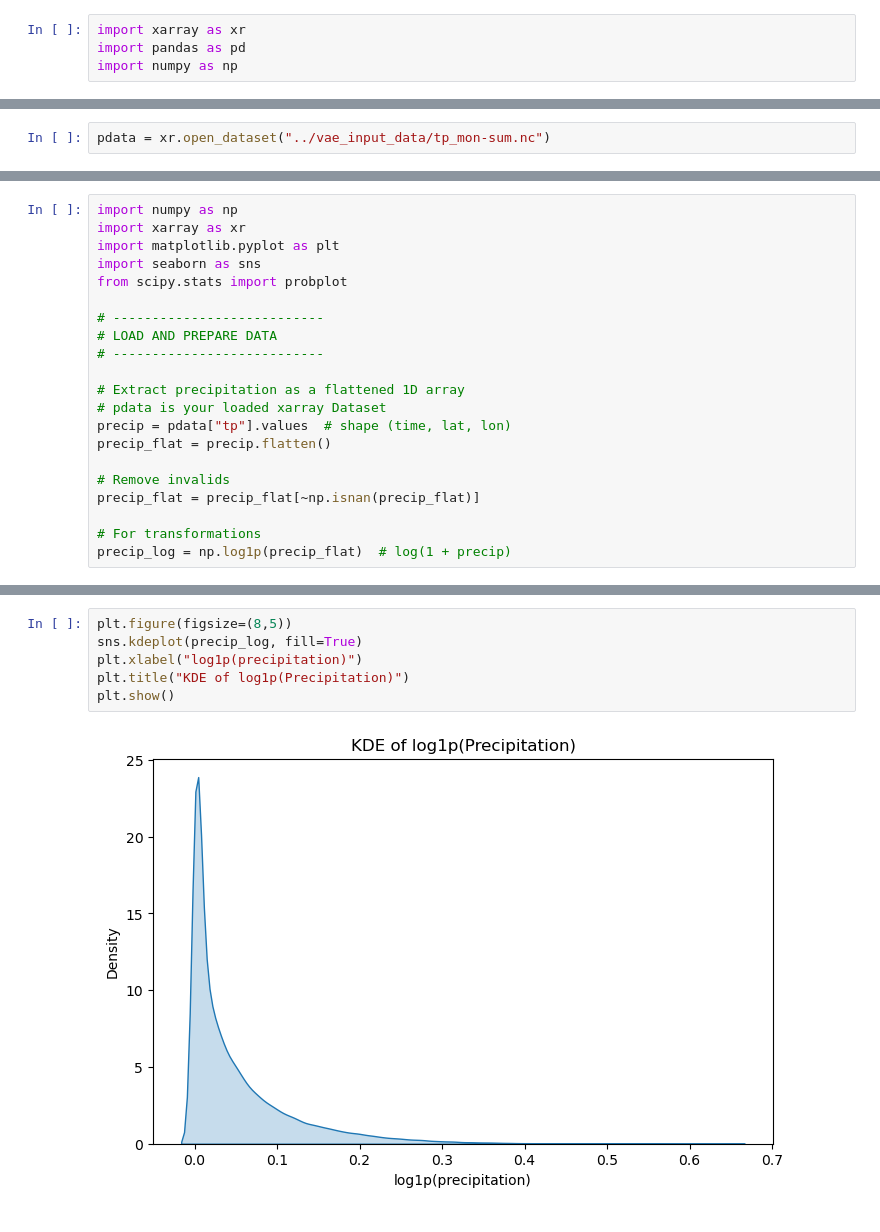
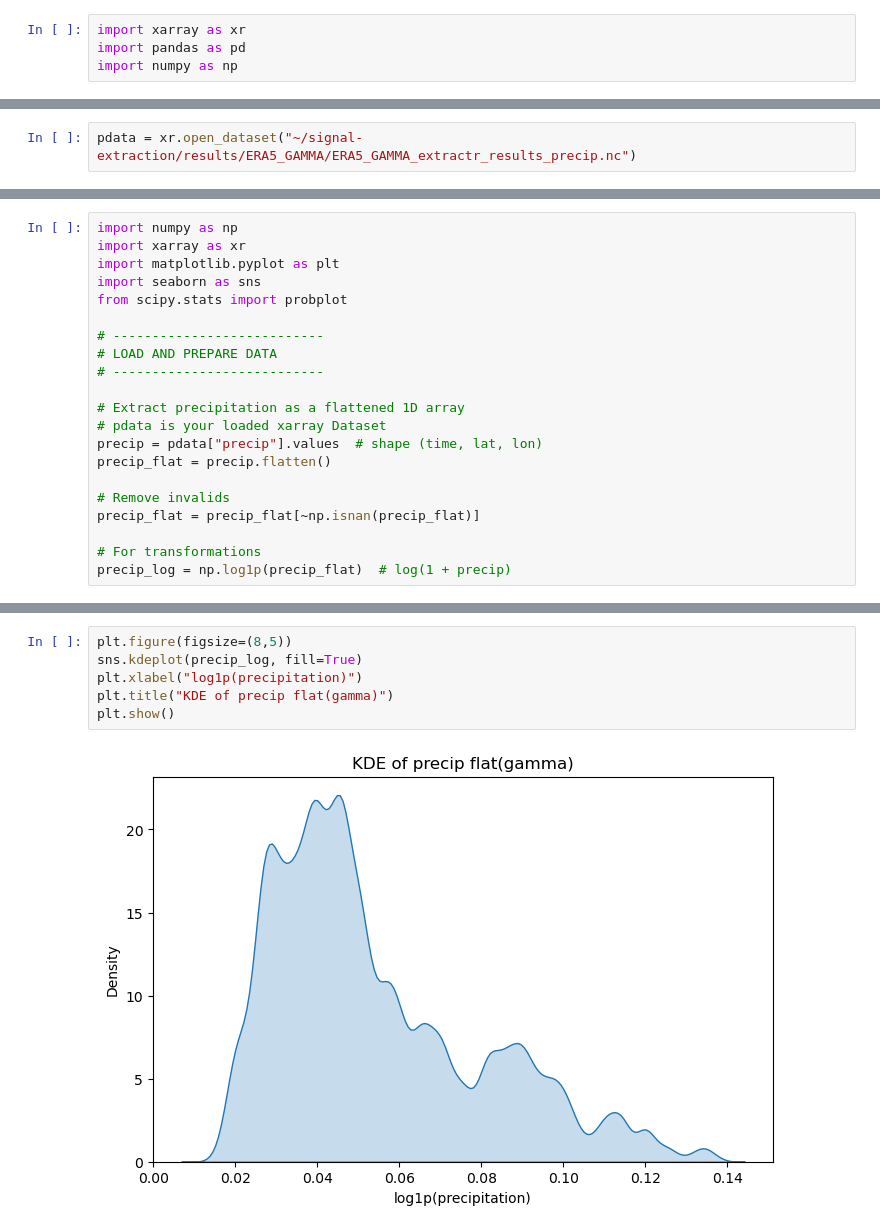
Before and after one commit to JulianEsler/signal-extraction, a Jupyter notebook: workbench/precip_distribution_plots.ipynb, the cells around one changed output, grey strips where cells are left out. Cells and saved outputs as stored; diff of their text form.

```diff
--- a/workbench/precip_distribution_plots.ipynb
+++ b/workbench/precip_distribution_plots.ipynb
@@ -5,3 +10,3 @@ import numpy as np
 # %%
-pdata = xr.open_dataset("../vae_input_data/tp_mon-sum.nc")
+pdata = xr.open_dataset("~/signal-extraction/results/ERA5_GAMMA/ERA5_GAMMA_extractr_results_precip.nc")
 # %%
@@ -39,7 +33,7 @@ from scipy.stats import probplot
 
 # Extract precipitation as a flattened 1D array
 # pdata is your loaded xarray Dataset
-precip = pdata["tp"].values  # shape (time, lat, lon)
+precip = pdata["precip"].values  # shape (time, lat, lon)
 precip_flat = precip.flatten()
 
 # Remove invalids
@@ -73,11 +93,11 @@ plt.show()
 # %%
 plt.figure(figsize=(8,5))
 sns.kdeplot(precip_log, fill=True)
 plt.xlabel("log1p(precipitation)")
-plt.title("KDE of log1p(Precipitation)")
+plt.title("KDE of precip flat(gamma)")
 plt.show()
 # %% [output]
-[figure, old version]
+[figure, new version]
 # %%
 plt.figure(figsize=(6,6))
 probplot(precip_log, dist="norm", plot=plt)
```
Also changed, not shown: parts of 11 cells of this notebook, 19 other files.
